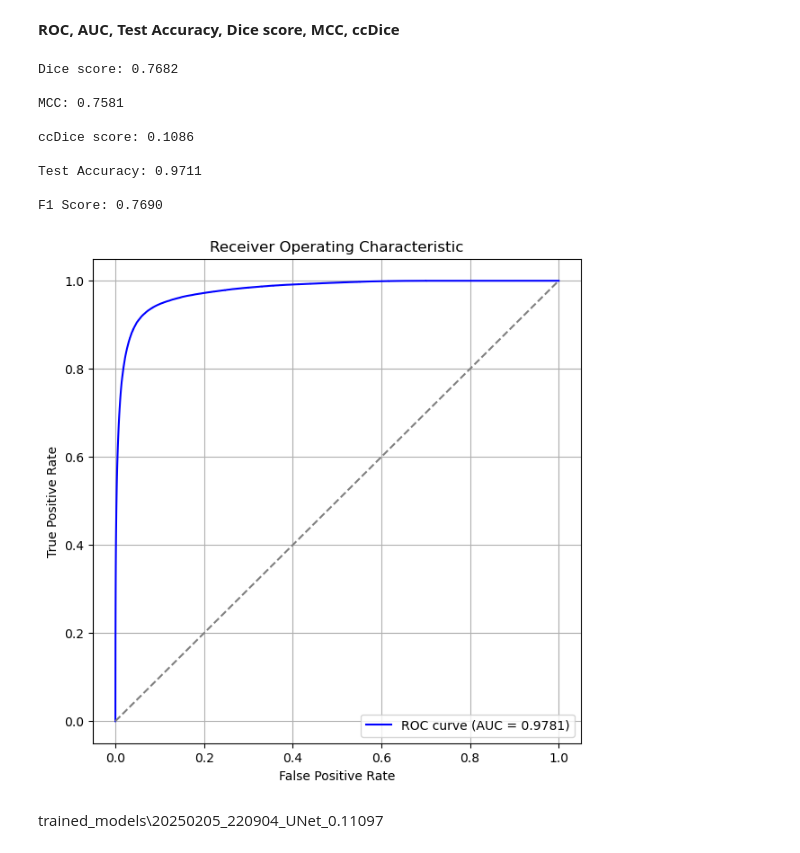
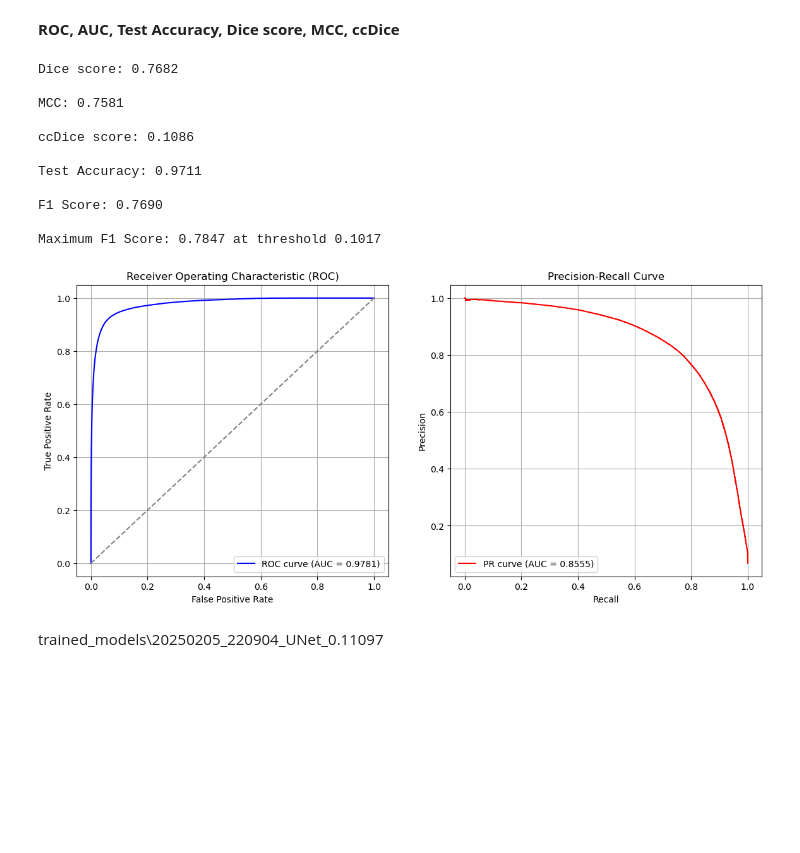
Before and after one commit to javserjod/unet_vig_segmentation, a Jupyter notebook: train_test_unet_90-10_2nd_manual.ipynb, the cells around one changed output. Cells and saved outputs as stored; diff of their text form; code cells hidden in the pictures; blank space fills up the shorter version.

Commit message:
Added PR Curve, PR-AUC, best F1

```diff
--- a/train_test_unet_90-10_2nd_manual.ipynb
+++ b/train_test_unet_90-10_2nd_manual.ipynb
@@ -484,9 +484,9 @@ plt.show()
 **TEST**
 # %%
 # create model and load saved state
-# #model = UNet(n_channels=NUM_CHANNELS_IN, n_classes=NUM_CHANNELS_OUT)
-# load_model_path = './trained_models/20250126_214831_UNet_0.06924
-# model.load_state_dict(torch.load(load_model_path))
+model = UNet(n_channels=NUM_CHANNELS_IN, n_classes=NUM_CHANNELS_OUT)
+load_model_path = './trained_models/20250205_220904_UNet_0.11097'
+model.load_state_dict(torch.load(load_model_path))
 model.to(device)
 model.eval()     # !!! set the dropout and batch normalization layers to evaluation mode
 # %% [output]
@@ -630,7 +630,10 @@ plt.show()
 # %% [markdown]
 **ROC, AUC, Test Accuracy, Dice score, MCC, ccDice**
 # %%
-from sklearn.metrics import roc_curve, auc, accuracy_score, f1_score
+from sklearn.metrics import roc_curve, auc, accuracy_score, f1_score, precision_recall_curve
+import matplotlib.pyplot as plt
+import numpy as np
+import torch
 from utils.dice_score import dice_score                     # custom function to calculate dice score
 from utils.matthews_corr_coef import matthews_corr_coef     # custom function to calculate MCC
 from utils.ccDice_score import ccDice                       # modified ccDice score (only binary labels)
@@ -643,7 +646,7 @@ all_preds = []        # to store predicted values for each pixel of each image
 
 dice_score_batches = []       # to store Dice score of each batch
 mcc_batches = []              # to store MCC of each batch
-if calculate_ccdice==True:
+if calculate_ccdice:
     ccdice_score_batches = []     # to store ccDice score of each batch
 
 with torch.no_grad():  # no gradients needed
@@ -662,7 +665,7 @@ with torch.no_grad():  # no gradients needed
         mcc = matthews_corr_coef(outputs, ground_truth, threshold=0.5)
         mcc_batches.append(mcc)
 
-        if calculate_ccdice==True:
+        if calculate_ccdice:
             y_pred_label, cc_pred = label(((outputs > 0.5).float()).cpu().numpy().squeeze(0), return_num=True)
             y_true_label, cc_true = label(ground_truth.cpu().numpy().squeeze(0), return_num=True)
             ccdice = ccDice(y_pred_label, cc_pred, y_true_label, cc_true, alpha=0.1)    # alpha is level of exigency to join 2 cc (low is permissive, 1.0 is max exigency)
@@ -677,7 +680,7 @@ mean_mcc = torch.tensor(mcc_batches).mean()
 print(f"\nMCC: {mean_mcc:.4f}")
 
 # compute mean ccDice score and print
-if calculate_ccdice==True:
+if calculate_ccdice:
     mean_ccdice_score = torch.tensor(ccdice_score_batches).mean()
     print(f"\nccDice score: {mean_ccdice_score:.4f}")
 
@@ -686,41 +689,68 @@ all_labels = np.concatenate(all_labels, axis=0)
 all_preds = np.concatenate(all_preds, axis=0)
 
 # compute mean test accuracy and print
-accuracy_sklearn = accuracy_score(list(map(bool,all_labels.flatten())), (all_preds.flatten() > 0.5))
+accuracy_sklearn = accuracy_score(list(map(bool, all_labels.flatten())), (all_preds.flatten() > 0.5))
 print(f"\nTest Accuracy: {accuracy_sklearn:.4f}")
 
 # compute mean F1 score accuracy and print
-f1_sklearn = f1_score(list(map(bool,all_labels.flatten())), (all_preds.flatten() > 0.5))
+f1_sklearn = f1_score(list(map(bool, all_labels.flatten())), (all_preds.flatten() > 0.5))
 print(f"\nF1 Score: {f1_sklearn:.4f}")
 
 # ROC curve
-fpr, tpr, thresholds = roc_curve(list(map(bool,all_labels.flatten())), all_preds.flatten())     # force labels to binary list (if not, error when transform.resize)
+fpr, tpr, thresholds = roc_curve(list(map(bool, all_labels.flatten())), all_preds.flatten())     # force labels to binary list
 
 # AUC
 roc_auc = auc(fpr, tpr)
 
-# plot ROC
-print("\n")
-plt.figure(figsize=(7, 7))
+# Precision-Recall curve
+precision, recall, thresholds_pr = precision_recall_curve(list(map(bool, all_labels.flatten())), all_preds.flatten())
+
+# AUC-PR
+pr_auc = auc(recall, precision)
+
+# Calculate F1 scores for each threshold in the PR curve
+f1_scores = 2 * (precision * recall) / (precision + recall)
+f1_max = np.max(f1_scores)  # Get the maximum F1 score
+f1_max_threshold = thresholds_pr[np.argmax(f1_scores)]  # Get the threshold corresponding to max F1
+
+print(f"\nMaximum F1 Score: {f1_max:.4f} at threshold {f1_max_threshold:.4f}")
+
+# plot ROC and Precision-Recall curves
+plt.figure(figsize=(14, 6))
+
+# ROC curve plot
+plt.subplot(1, 2, 1)
 plt.plot(fpr, tpr, color='blue', label=f'ROC curve (AUC = {roc_auc:.4f})')
 plt.plot([0, 1], [0, 1], color='gray', linestyle='--')
 plt.xlabel('False Positive Rate')
 plt.ylabel('True Positive Rate')
-plt.title('Receiver Operating Characteristic')
+plt.title('Receiver Operating Characteristic (ROC)')
 plt.legend(loc='lower right')
 plt.grid(True)
+
+# Precision-Recall curve plot
+plt.subplot(1, 2, 2)
+plt.plot(recall, precision, color='red', label=f'PR curve (AUC = {pr_auc:.4f})')
+plt.xlabel('Recall')
+plt.ylabel('Precision')
+plt.title('Precision-Recall Curve')
+plt.legend(loc='lower left')
+plt.grid(True)
+
 plt.show()
 # %% [output]
 Dice score: 0.7682
 
 MCC: 0.7581
 
 ccDice score: 0.1086
 
 Test Accuracy: 0.9711
 
 F1 Score: 0.7690
+
+Maximum F1 Score: 0.7847 at threshold 0.1017
-[figure, old version]
+[figure, new version]
 # %% [markdown]
 trained_models\20250205_220904_UNet_0.11097
 # %%
```
Also changed, not shown: 8 other files.
